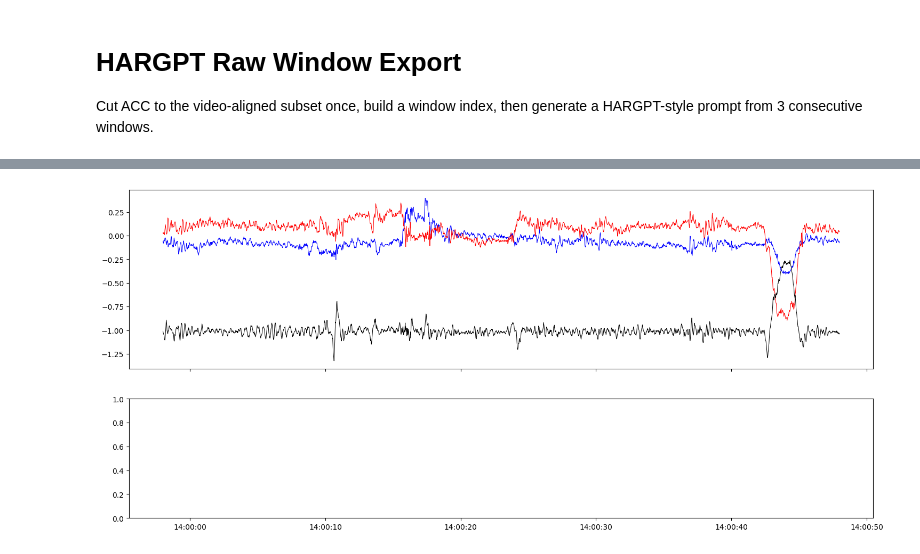
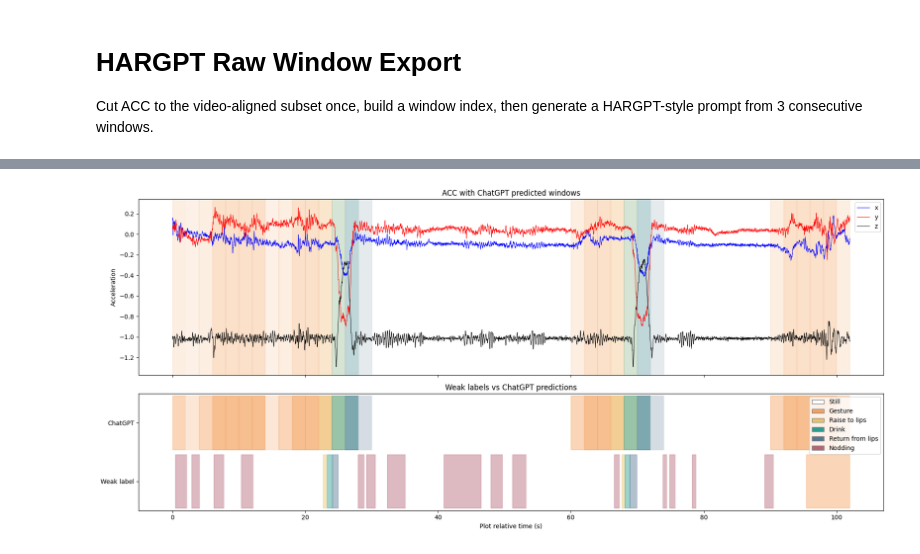
Before and after one commit to XiaoLiZaiCi113/myHARGPT, a Jupyter notebook: cup_integration/HARGPT.ipynb, the cells around one changed output, grey strips where cells are left out. Saved outputs shown, nothing was run; the diff lists cells and outputs as text; code cells hidden in the pictures.

Commit message:
Added weak label

```diff
--- a/cup_integration/HARGPT.ipynb
+++ b/cup_integration/HARGPT.ipynb
@@ -15,7 +15,7 @@ OUTPUT_DIR.mkdir(exist_ok=True)
 VIDEO_DIR.mkdir(exist_ok=True)
 
 PARTICIPANT_ID = "65"
-VIDEO_NAME = "GL040221"
+VIDEO_NAME = "GL040226"
 RECORD_DATE = pd.Timestamp("2025-07-17").date()
 VIDEO_FILE = None
 VIDEO_START_TIMECODE = None
@@ -27,6 +27,9 @@ WINDOW_SECONDS = 4.0
 STRIDE_SECONDS = 2.0
 WINDOW_SIZE = int(TARGET_FS * WINDOW_SECONDS)
 STRIDE_SIZE = int(TARGET_FS * STRIDE_SECONDS)
+
+WINDOW_INDEX_IN_VIDEO_SUBSET = 100
+PROMPT_WINDOW_COUNT = 50
 
 ACC_FILE = PROJECT_ROOT / "acc_files_cup" / PARTICIPANT_ID / "ACC_0.csv"
 VIDEO_FILE, VIDEO_TIMECODE_FILE, VIDEO_METADATA_FILE = ensure_video_timecode_csv(
@@ -345,21 +1010,42 @@ plt.rcParams["savefig.transparent"] = False
 # %%
 WINDOW_RANGE = f"{min(window_ids)}_{max(window_ids)}"
-RESULT_PATH = result_path
-WEAK_LABEL_FILE = OUTPUT_DIR / f"rule_generated_labels_{PARTICIPANT_ID}_{VIDEO_NAME}.csv"
+RESULT_PATH_CHATGPT = result_path_chatgpt
+WEAK_LABEL_FILE = PROJECT_ROOT / "weak_label" / f"weak_labels_{PARTICIPANT_ID}_{VIDEO_NAME}.csv"
 COMPARE_PNG = batch_dir / f"{batch_name}_predictions_chatgpt_vs_weak_labels.png"
 
-label_to_state = {"Still": 0, "Activity": 1, "Drinking": 2}
-state_to_name = {0: "Still", 1: "Activity", 2: "Drinking"}
-state_colors = {0: "white", 1: "orange", 2: "green"}
+label_to_state = {
+    "Still": 0,
+    "Gesture": 1,
+    "Raise to lips": 2,
+    "Drink": 3,
+    "Return from lips": 4,
+    "Nodding": 5,
+}
+state_to_name = {
+    0: "Still",
+    1: "Gesture",
+    2: "Raise to lips",
+    3: "Drink",
+    4: "Return from lips",
+    5: "Nodding",
+}
+state_colors = {
+    0: "white",
+    1: "#f4a261",
+    2: "#e9c46a",
+    3: "#2a9d8f",
+    4: "#577590",
+    5: "#b56576",
+}
 
 fine_class_to_state = {
     "still": 0,
     "hand switch": 1,
     "gesture": 1,
-    "nodding": 1,
-    "raise to lip": 2,
-    "drink at lip": 2,
-    "return from lip": 2,
+    "nodding": 5,
+    "raise to lips": 2,
+    "drink": 3,
+    "return from lips": 4,
     "uncertain": 1,
 }
 
@@ -391,7 +1077,7 @@ acc_video = pd.read_csv(ACC_VIDEO_CSV)
 acc_video["time"] = pd.to_datetime(acc_video["time"])
 weak_df = pd.read_csv(WEAK_LABEL_FILE)
 weak_df["time"] = pd.to_datetime(weak_df["time"])
-predictions = json.loads(RESULT_PATH.read_text(encoding="utf-8"))
+predictions = json.loads(RESULT_PATH_CHATGPT.read_text(encoding="utf-8"))
 pred_df = pd.DataFrame(predictions)
 
 required_cols = {"window_id", "predicted_class"}
@@ -418,28 +1104,41 @@ pred_df["predicted_state"] = pred_df["predicted_state"].astype(int)
 
 plot_start = pred_df["start_time"].min()
 plot_end = pred_df["end_time"].max()
+plot_origin = plot_start
 acc_plot = acc_video[(acc_video["time"] >= plot_start) & (acc_video["time"] <= plot_end)].copy().reset_index(drop=True)
 weak_plot = weak_df[(weak_df["time"] >= plot_start) & (weak_df["time"] <= plot_end)].copy().reset_index(drop=True)
+acc_plot["time_rel_s"] = (acc_plot["time"] - plot_origin).dt.total_seconds()
+if not weak_plot.empty:
+    weak_plot["time_rel_s"] = (weak_plot["time"] - plot_origin).dt.total_seconds()
+pred_df["start_rel_s"] = (pred_df["start_time"] - plot_origin).dt.total_seconds()
+pred_df["end_rel_s"] = (pred_df["end_time"] - plot_origin).dt.total_seconds()
 
 fig, axes = plt.subplots(2, 1, figsize=(18, 8), sharex=True, gridspec_kw={"height_ratios": [3, 2]})
 ax0, ax1 = axes
 fig.patch.set_facecolor("white")
 ax0.set_facecolor("white")
 ax1.set_facecolor("white")
+for ax in (ax0, ax1):
+    ax.tick_params(axis="both", colors="black", labelcolor="black")
+    ax.xaxis.label.set_color("black")
+    ax.yaxis.label.set_color("black")
+    ax.title.set_color("black")
+    for spine in ax.spines.values():
+        spine.set_color("black")
 
 
-ax0.plot(acc_plot["time"], acc_plot["x"], label="x", color="blue", linewidth=0.7)
-ax0.plot(acc_plot["time"], acc_plot["y"], label="y", color="red", linewidth=0.7)
-ax0.plot(acc_plot["time"], acc_plot["z"], label="z", color="black", linewidth=0.7)
+ax0.plot(acc_plot["time_rel_s"], acc_plot["x"], label="x", color="blue", linewidth=0.7)
+ax0.plot(acc_plot["time_rel_s"], acc_plot["y"], label="y", color="red", linewidth=0.7)
+ax0.plot(acc_plot["time_rel_s"], acc_plot["z"], label="z", color="black", linewidth=0.7)
 for row in pred_df.itertuples(index=False):
-    ax0.axvspan(row.start_time, row.end_time, color=state_colors[row.predicted_state], alpha=0.18)
+    ax0.axvspan(row.start_rel_s, row.end_rel_s, color=state_colors[row.predicted_state], alpha=0.18)
 ax0.set_title("ACC with ChatGPT predicted windows")
 ax0.set_ylabel("Acceleration")
 ax0.legend(loc="upper right")
 
 for row in pred_df.itertuples(index=False):
-    ax1.axvspan(row.start_time, row.end_time, ymin=0.52, ymax=0.98, color=state_colors[row.predicted_state], alpha=0.45)
-    # ax1.text(row.start_time + (row.end_time - row.start_time) / 2, 0.75, f"P{row.window_id}:{row.predicted_class}", ha="center", va="center", fontsize=8)
+    ax1.axvspan(row.start_rel_s, row.end_rel_s, ymin=0.52, ymax=0.98, color=state_colors[row.predicted_state], alpha=0.45)
+    # ax1.text(row.start_rel_s + (row.end_rel_s - row.start_rel_s) / 2, 0.75, f"P{row.window_id}:{row.predicted_class}", ha="center", va="center", fontsize=8)
 
 weak_runs = []
 if not weak_plot.empty:
@@ -447,11 +1146,11 @@ if not weak_plot.empty:
     start_idx = 0
     for i in range(1, len(weak_plot) + 1):
         if i == len(weak_plot) or weak_plot.loc[i, "weak_label"] != weak_plot.loc[i - 1, "weak_label"]:
-            weak_runs.append((weak_plot.loc[start_idx, "time"], weak_plot.loc[i - 1, "time"], weak_plot.loc[i - 1, "weak_label"]))
+            weak_runs.append((weak_plot.loc[start_idx, "time_rel_s"], weak_plot.loc[i - 1, "time_rel_s"], weak_plot.loc[i - 1, "weak_label"]))
             start_idx = i
 
 for start_time, end_time, weak_label in weak_runs:
-    weak_state = label_to_state.get(str(weak_label), 1)
+    weak_state = label_to_state.get(str(weak_label), 0)
     ax1.axvspan(start_time, end_time, ymin=0.02, ymax=0.48, color=state_colors[int(weak_state)], alpha=0.45)
     # ax1.text(start_time + (end_time - start_time) / 2, 0.25, f"W:{weak_label}", ha="center", va="center", fontsize=8)
 
@@ -459,12 +1158,12 @@ ax1.set_ylim(0, 1)
 ax1.set_yticks([0.25, 0.75])
 ax1.set_yticklabels(["Weak label", "ChatGPT"])
 ax1.set_title("Weak labels vs ChatGPT predictions")
-ax1.set_xlabel("Time")
+ax1.set_xlabel("Plot relative time (s)")
 
-legend_handles = [Patch(facecolor=state_colors[s], edgecolor="gray", label=state_to_name[s]) for s in [0, 1, 2]]
+legend_handles = [Patch(facecolor=state_colors[s], edgecolor="gray", label=state_to_name[s]) for s in [0, 1, 2, 3, 4, 5]]
 ax1.legend(handles=legend_handles, loc="upper right")
 fig.tight_layout()
 fig.savefig(COMPARE_PNG, dpi=200, bbox_inches="tight", facecolor="white", edgecolor="white", transparent=False)
 print(f"Saved comparison plot to: {COMPARE_PNG}")
-pred_df[["window_id", "predicted_class", "predicted_state", "start_time", "end_time"]]
+# pred_df[["window_id", "predicted_class", "predicted_state", "start_time", "end_time"]]
 # %% [output]
@@ -472 +1171 @@ ValueError: cannot convert float NaN to integer
-[figure, old version]
+[figure, new version]
```
Also changed, not shown: parts of 11 cells of this notebook, 7 other files.
